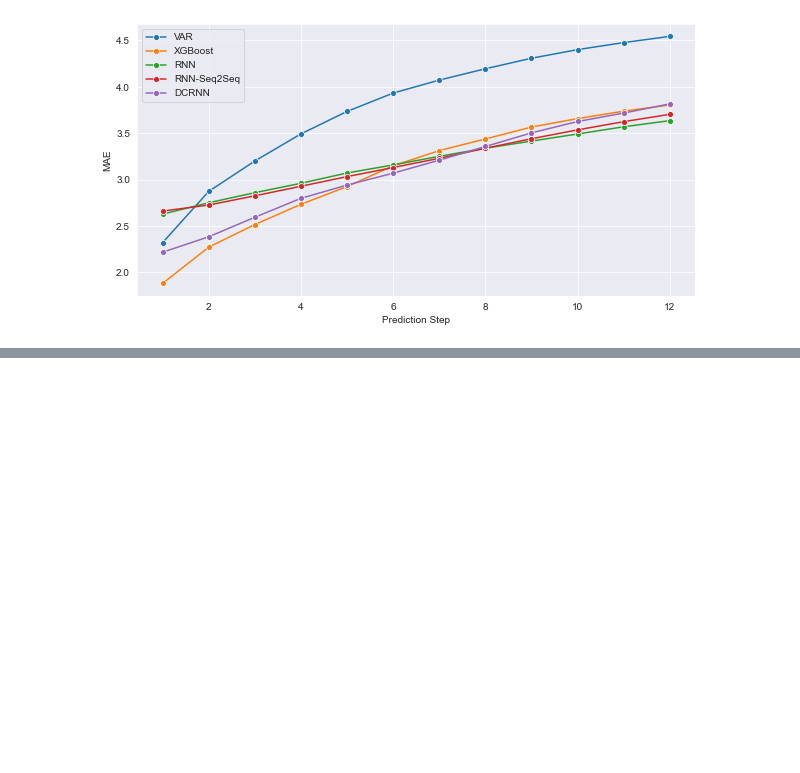
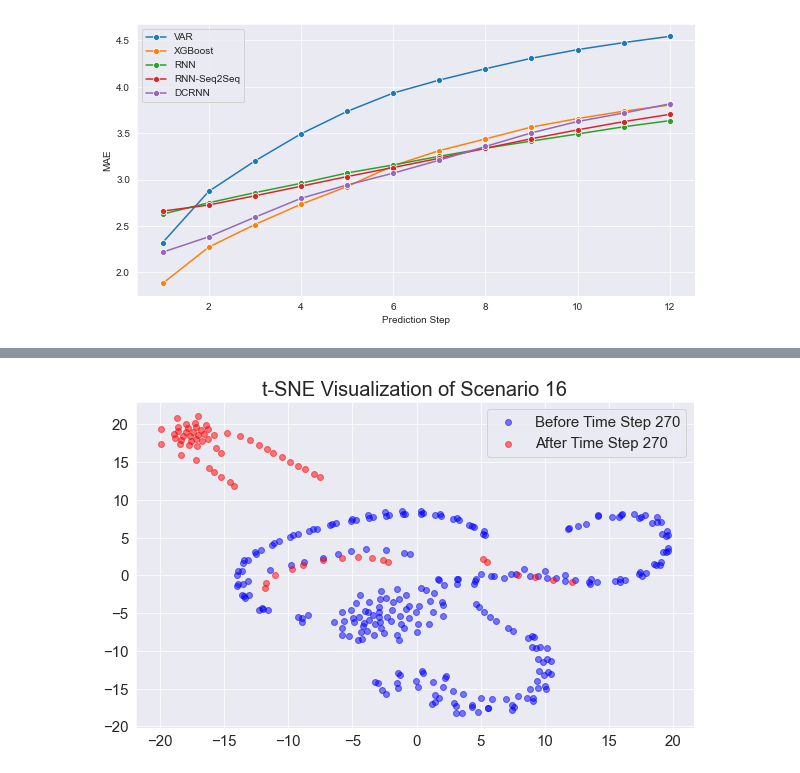
Before and after one commit to WaimenMak/Benchmarking-Crowd-Flow-Prediction, a Jupyter notebook: Generate Scenario Data.ipynb, the cells around one changed output, grey strips where cells are left out. Cells and saved outputs as stored; diff of their text form; code cells hidden in the pictures; blank space fills up the shorter version.

```diff
--- a/Generate Scenario Data.ipynb
+++ b/Generate Scenario Data.ipynb
@@ -261,0 +318,31 @@ Text(0, 0.5, 'MAE')
+# %%
+from sklearn.manifold import TSNE
+n = 270
+tsne = TSNE(n_components=2, random_state=42)
+s2 = data_dict['./sc sensor 2/sc14']#.reshape([361, -1])
+s_x, s_y = sliding_win(s2)
+s_y = s_y[:, :6, :, :].reshape([s_y.shape[0], -1])
+embedded_data = tsne.fit_transform(np.concatenate([s_y]))
+
+# Create a scatter plot with colors based on the tags
+plt.figure(figsize=(10, 6))
+
+plt.scatter(
+    embedded_data[:n, 0], embedded_data[:n, 1],
+    label='Before Time Step 270', c='blue', alpha=0.5
+)
+
+plt.scatter(
+    embedded_data[n:, 0], embedded_data[n:, 1],
+    label='After Time Step 270', c='red', alpha=0.5
+)
+
+plt.xticks(fontsize=15)
+plt.yticks(fontsize=15)
+
+plt.title('t-SNE Visualization of Scenario 16', fontsize=20)
+plt.legend(prop = {'size': 15})
+# plt.savefig("./fig/scenario18.pdf", bbox_inches='tight')
+plt.show()
+# %% [output]
+[figure, added]
```
Also changed, not shown: parts of 11 cells of this notebook, 4 other files.
